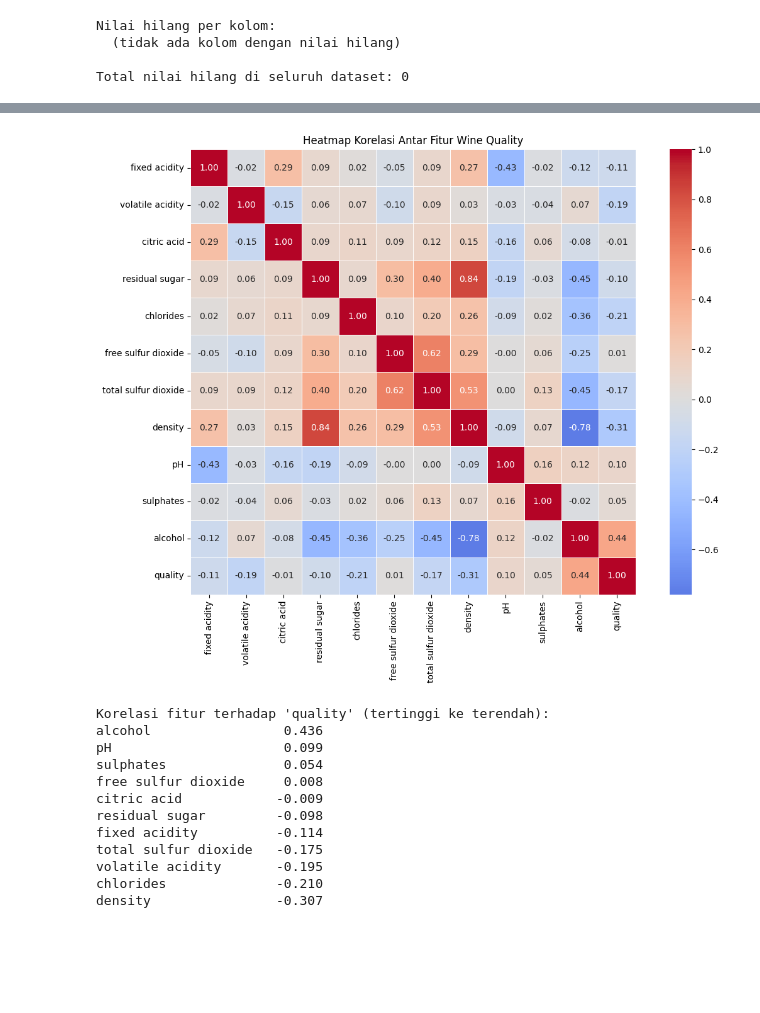
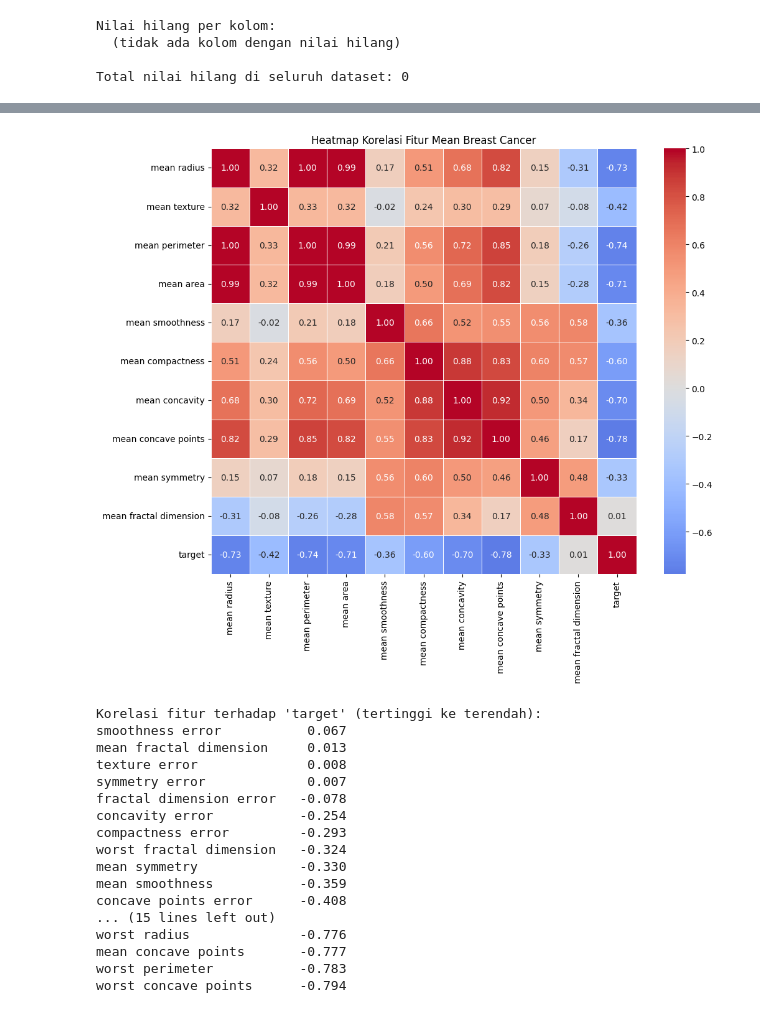
Before and after one commit to devaanii/Eksperimen_SML_Devani, a Jupyter notebook: preprocessing/Eksperimen_Devani.ipynb, the cells around one changed output, grey strips where cells are left out. Saved outputs shown, nothing was run; the diff lists cells and outputs as text; code cells hidden in the pictures; blank space fills up the shorter version.

```diff
--- a/preprocessing/Eksperimen_Devani.ipynb
+++ b/preprocessing/Eksperimen_Devani.ipynb
@@ -30,12 +28,12 @@ from pathlib import Path
 
 %matplotlib inline
 
-RAW_FILENAME = "wine-quality-white_raw.csv"
-PROCESSED_FILENAME = "wine-quality-white_preprocessing.csv"
+RAW_FILENAME = "breast-cancer_raw.csv"
+PROCESSED_FILENAME = "breast-cancer_preprocessing.csv"
 
 
 def locate_preprocessing_dir() -> Path:
-    """Cari folder yang memuat berkas dataset mentah Wine Quality."""
+    """Cari folder yang memuat berkas dataset mentah Breast Cancer."""
     search_spots = [Path.cwd(), Path.cwd() / "preprocessing"]
     for spot in search_spots:
         if (spot / RAW_FILENAME).exists():
@@ -83,7 +81,7 @@ Jika dataset berada di Google Drive, pastikan Anda menghubungkan Google Drive ke
 Jika dataset berupa unstructured data, silakan sesuaikan dengan format seperti kelas Machine Learning Pengembangan atau Machine Learning Terapan
 # %%
 try:
-    df_raw = pd.read_csv(RAW_PATH, sep=";")
+    df_raw = pd.read_csv(RAW_PATH, sep=",")
 except Exception as exc:
     raise RuntimeError(
         f"gagal membaca dataset dari {RAW_PATH!r}: {exc}"
@@ -212,38 +206,44 @@ Komposisi target biner:
 # %%
-# heatmap korelasi antar fitur menggunakan heatmap segitiga bawah.
-matriks_korelasi = df_raw.corr()
+# Heatmap korelasi antar fitur "mean" terhadap target.
+kolom_mean = [c for c in df_raw.columns if c.startswith("mean ")] + [TARGET_COLUMN]
+matriks_korelasi = df_raw[kolom_mean].corr()
 
-plt.figure(figsize=(12, 9))
+plt.figure(figsize=(11, 9))
 sns.heatmap(
     matriks_korelasi,
     annot=True,
     fmt=".2f",
     cmap="coolwarm",
     center=0,
     linewidths=0.5,
     square=True,
 )
-plt.title("Heatmap Korelasi Antar Fitur Wine Quality")
+plt.title("Heatmap Korelasi Fitur Mean Breast Cancer")
 plt.tight_layout()
 plt.show()
 
-# Urutkan korelasi tiap fitur terhadap target quality.
-korelasi_target = matriks_korelasi[TARGET_COLUMN].drop(TARGET_COLUMN).sort_values(ascending=False)
-print("Korelasi fitur terhadap 'quality' (tertinggi ke terendah):")
+# Urutkan korelasi seluruh fitur terhadap target.
+korelasi_target = df_raw.corr()[TARGET_COLUMN].drop(TARGET_COLUMN).sort_values(ascending=False)
+print("Korelasi fitur terhadap 'target' (tertinggi ke terendah):")
 print(korelasi_target.round(3).to_string())
 # %% [output]
-[figure, old version]
+[figure, new version]
-Korelasi fitur terhadap 'quality' (tertinggi ke terendah):
-alcohol                 0.436
-pH                      0.099
-sulphates               0.054
-free sulfur dioxide     0.008
-citric acid            -0.009
-residual sugar         -0.098
-fixed acidity          -0.114
-total sulfur dioxide   -0.175
-volatile acidity       -0.195
-chlorides              -0.210
-density                -0.307
+Korelasi fitur terhadap 'target' (tertinggi ke terendah):
+smoothness error           0.067
+mean fractal dimension     0.013
+texture error              0.008
+symmetry error             0.007
+fractal dimension error   -0.078
+concavity error           -0.254
+compactness error         -0.293
+worst fractal dimension   -0.324
+mean symmetry             -0.330
+mean smoothness           -0.359
+concave points error      -0.408
+... (15 lines left out)
+worst radius              -0.776
+mean concave points       -0.777
+worst perimeter           -0.783
+worst concave points      -0.794
 # %%
 # Tampilkan distribusi beberapa fitur yang paling berpengaruh.
```
Also changed, not shown: parts of 21 cells of this notebook, 8 other files.
